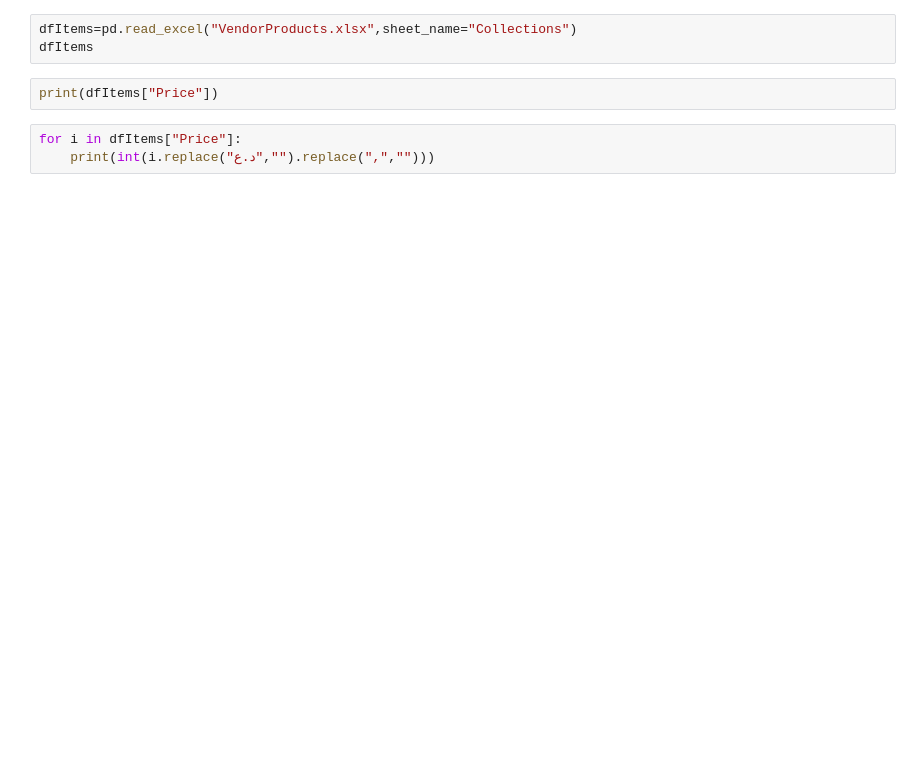
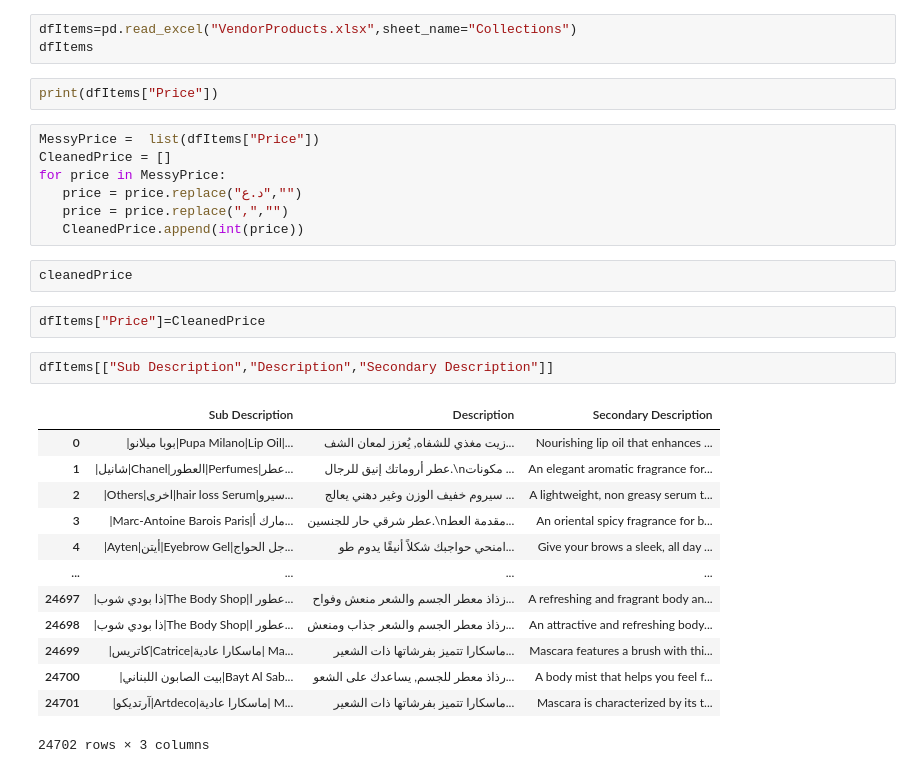
Before and after one commit to swairaimran02-web/AdvancedPythonClassRepo, a Jupyter notebook: PandasLearning.ipynb, the cells around one changed output. Cells and saved outputs as stored; diff of their text form; blank space fills up the shorter version.

```diff
--- a/PandasLearning.ipynb
+++ b/PandasLearning.ipynb
@@ -40,5 +60,29 @@ dfItems
 # %%
 print(dfItems["Price"])
 # %%
-for i in dfItems["Price"]:
-    print(int(i.replace("د.ع","").replace(",","")))
+MessyPrice =  list(dfItems["Price"])
+CleanedPrice = []
+for price in MessyPrice:
+   price = price.replace("د.ع","")
+   price = price.replace(",","")
+   CleanedPrice.append(int(price))
+# %%
+cleanedPrice
+# %%
+dfItems["Price"]=CleanedPrice
+# %%
+dfItems[["Sub Description","Description","Secondary Description"]]
+# %% [output]
+|  | Sub Description | Description | Secondary Description |
+| 0 | |بوبا ميلانو|Pupa Milano|Lip Oil|... | زيت مغذي للشفاه, يُعزز لمعان الشف... | Nourishing lip oil that enhances ... |
+| 1 | |شانيل|Chanel|العطور|Perfumes|عطر... | عطر أروماتك إنيق للرجال.\nمكونات ... | An elegant aromatic fragrance for... |
+| 2 | |Others|اخرى|hair loss Serum|سيرو... | سيروم خفيف الوزن وغير دهني يعالج ... | A lightweight, non greasy serum t... |
+| 3 | |Marc-Antoine Barois Paris|مارك أ... | عطر شرقي حار للجنسين.\nمقدمة العط... | An oriental spicy fragrance for b... |
+| 4 | |Ayten|أيتن|Eyebrow Gel|جل الحواج... | امنحي حواجبك شكلاً أنيقًا يدوم طو... | Give your brows a sleek, all day ... |
+| ... | ... | ... | ... |
+| 24697 | |ذا بودي شوب|The Body Shop|عطور ا... | زذاذ معطر الجسم والشعر منعش وفواح... | A refreshing and fragrant body an... |
+| 24698 | |ذا بودي شوب|The Body Shop|عطور ا... | رذاذ معطر الجسم والشعر جذاب ومنعش... | An attractive and refreshing body... |
+| 24699 | |كاتريس|Catrice|ماسكارا عادية| Ma... | ماسكارا تتميز بفرشاتها ذات الشعير... | Mascara features a brush with thi... |
+| 24700 | |بيت الصابون اللبناني|Bayt Al Sab... | رذاذ معطر للجسم, يساعدك على الشعو... | A body mist that helps you feel f... |
+| 24701 | |آرتديكو|Artdeco|ماسكارا عادية| M... | ماسكارا تتميز بفرشاتها ذات الشعير... | Mascara is characterized by its t... |
+24702 rows × 3 columns
```
Also changed, not shown: parts of 12 cells of this notebook, 1 other file.
